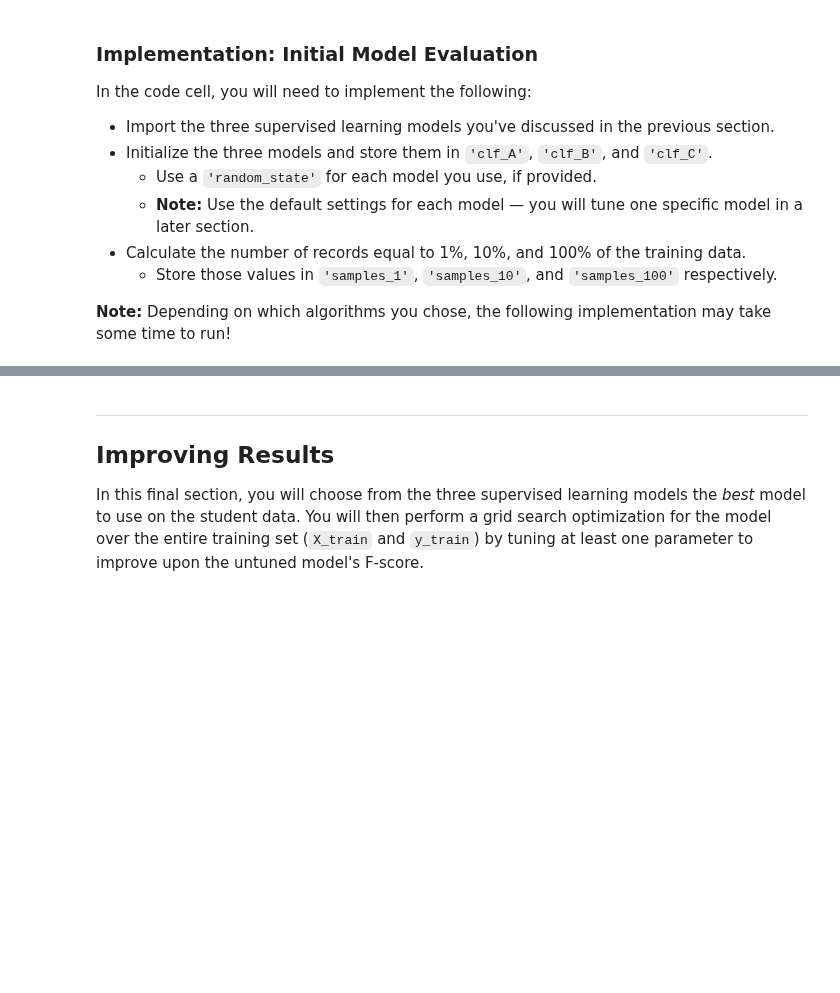
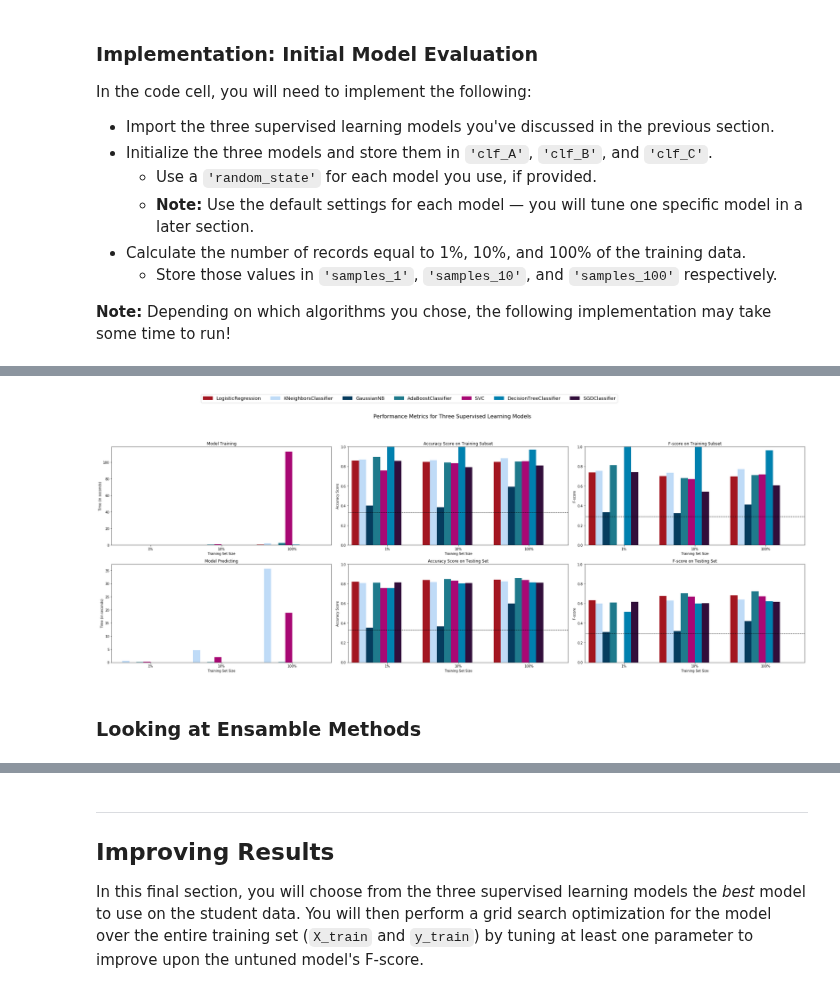
Before and after one commit to JeroenSchmidt/machine-learning, a Jupyter notebook: projects/finding_donors (Supervised Learning)/finding_donors.ipynb, the cells around one changed output, grey strips where cells are left out. Cells and saved outputs as stored; diff of their text form; code cells hidden in the pictures; blank space fills up the shorter version.

Commit message:
Started the supervised learning project again

```diff
--- a/projects/finding_donors (Supervised Learning)/finding_donors.ipynb
+++ b/projects/finding_donors (Supervised Learning)/finding_donors.ipynb
@@ -391,3 +423,44 @@ In the code cell, you will need to implement the following:
   - Store those values in `'samples_1'`, `'samples_10'`, and `'samples_100'` respectively.
 
 **Note:** Depending on which algorithms you chose, the following implementation may take some time to run!
+# %%
+#other imports
+from math import floor
+
+# TODO: Import the three supervised learning models from sklearn
+from sklearn.linear_model import LogisticRegression
+from sklearn.tree import DecisionTreeClassifier
+from sklearn.ensemble import AdaBoostClassifier
+from sklearn.naive_bayes import GaussianNB
+from sklearn.neighbors import KNeighborsClassifier
+from sklearn.svm import SVC
+from sklearn.linear_model import SGDClassifier
+
+# TODO: Initialize the three models
+clf_A = LogisticRegression()
+clf_B = DecisionTreeClassifier()
+clf_C = AdaBoostClassifier()
+
+clf_D = GaussianNB()
+clf_F = KNeighborsClassifier()
+clf_G = SVC()
+clf_H = SGDClassifier()
+
+models = [clf_A, clf_B, clf_C, clf_D, clf_F, clf_G, clf_H]
+
+#TODO: Calculate the number of samples for 1%, 10%, and 100% of the training data
+#HINT: samples_100 is the entire training set i.e. len(y_train)
+#HINT: samples_10 is 10% of samples_100
+#HINT: samples_1 is 1% of samples_100
+samples_100 = len(y_train)
+samples_10 = int(round(samples_100*0.1))
+samples_1 = int(round(samples_100*0.01))
+
+# Collect results on the learners
+results = {}
+for clf in models:
+    clf_name = clf.__class__.__name__
+    results[clf_name] = {}
+    for i, samples in enumerate([samples_1, samples_10, samples_100]):
+        results[clf_name][i] = \
+        train_predict(clf, samples, X_train, y_train, X_test, y_test)
@@ -393,0 +489,5 @@ In the code cell, you will need to implement the following:
+# %%
+# Run metrics visualization for the three supervised learning models chosen
+evaluate_v2(results, accuracy, fscore)
+# %% [output]
+[figure, added]
@@ -394 +573,3 @@ In the code cell, you will need to implement the following:
+# %% [markdown]
+### Looking at Ensamble Methods
 # %%
```
Also changed, not shown: parts of 12 cells of this notebook, 4 other files.
